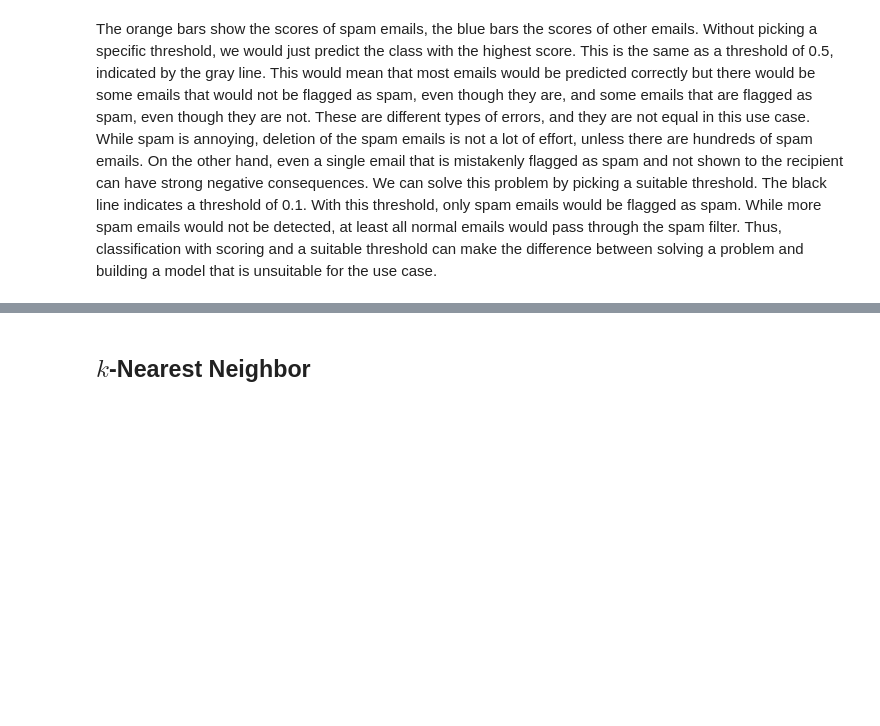
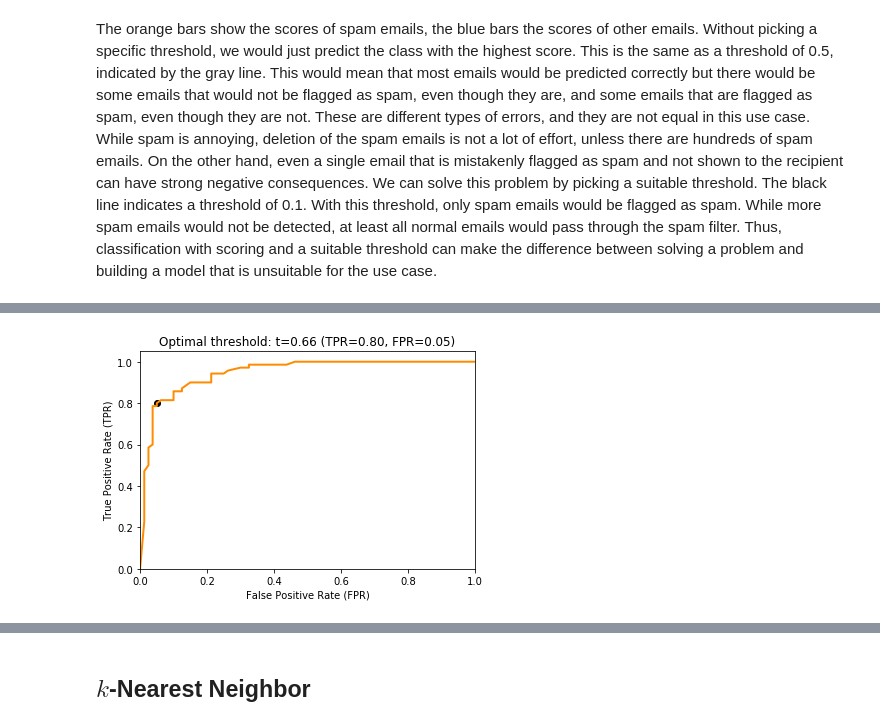
Before and after one commit to sherbold/intro-to-data-science, a Jupyter notebook: content/07_Classification.ipynb, the cells around one changed output, grey strips where cells are left out. Drawn from its saved outputs; the diff is of its cells as text; code cells hidden in the pictures; blank space fills up the shorter version.

```diff
--- a/content/07_Classification.ipynb
+++ b/content/07_Classification.ipynb
@@ -152,0 +171,19 @@ plt.show()
+# %%
+index = 0
+while tpr[index]<0.8:
+    index += 1
+
+# Plot ROC Curve
+plt.figure()
+lw = 2
+plt.plot(fpr, tpr, color='darkorange',
+         lw=lw, label='ROC curve (AUC = %0.2f)' % roc_auc)
+plt.scatter(fpr[index], tpr[index], color='black', marker='o')
+plt.xlim([0.0, 1.0])
+plt.ylim([0.0, 1.05])
+plt.xlabel('False Positive Rate (FPR)')
+plt.ylabel('True Positive Rate (TPR)')
+plt.title('Optimal threshold: t=%.2f (TPR=%.2f, FPR=%.2f)' % (t[index], tpr[index], fpr[index]))
+plt.show()
+# %% [output]
+[figure, added]
```
Also changed, not shown: parts of 7 cells of this notebook, 5 other files.
